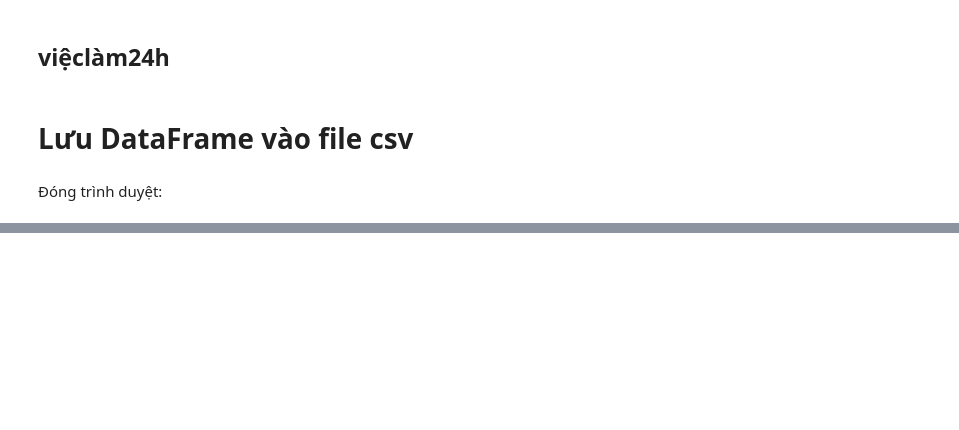
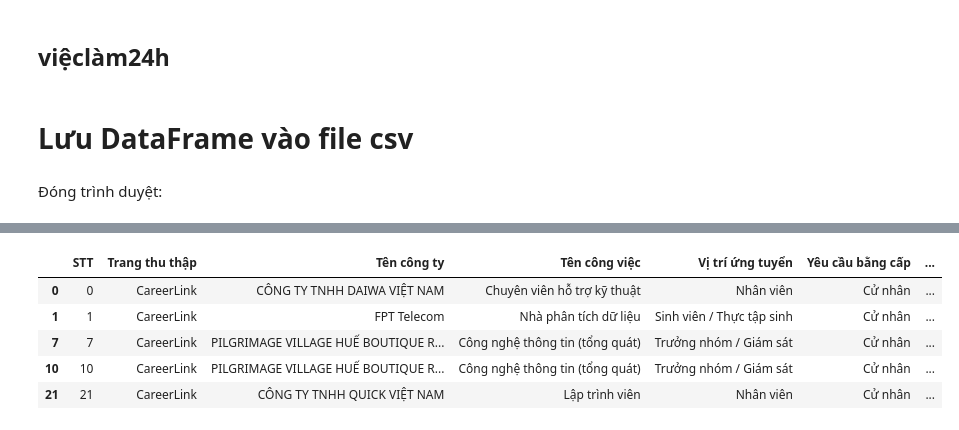
Before and after one commit to AnhDuy441/Final-Project-Data-Science, a Jupyter notebook: source.ipynb, the cells around one changed output, grey strips where cells are left out. Cells and saved outputs as stored; diff of their text form; code cells hidden in the pictures; blank space fills up the shorter version.

```diff
--- a/source.ipynb
+++ b/source.ipynb
@@ -476,0 +579,9 @@ driver.quit()
+# %%
+df_filtered.head()
+# %% [output]
+|  | STT | Trang thu thập | Tên công ty | Tên công việc | Vị trí ứng tuyển | Yêu cầu bằng cấp | ... |
+| 0 | 0 | CareerLink | CÔNG TY TNHH DAIWA VIỆT NAM | Chuyên viên hỗ trợ kỹ thuật | Nhân viên | Cử nhân | ... |
+| 1 | 1 | CareerLink | FPT Telecom | Nhà phân tích dữ liệu | Sinh viên / Thực tập sinh | Cử nhân | ... |
+| 7 | 7 | CareerLink | PILGRIMAGE VILLAGE HUẾ BOUTIQUE R... | Công nghệ thông tin (tổng quát) | Trưởng nhóm / Giám sát | Cử nhân | ... |
+| 10 | 10 | CareerLink | PILGRIMAGE VILLAGE HUẾ BOUTIQUE R... | Công nghệ thông tin (tổng quát) | Trưởng nhóm / Giám sát | Cử nhân | ... |
+| 21 | 21 | CareerLink | CÔNG TY TNHH QUICK VIỆT NAM | Lập trình viên | Nhân viên | Cử nhân | ... |
```
Also changed, not shown: parts of 17 cells of this notebook.
